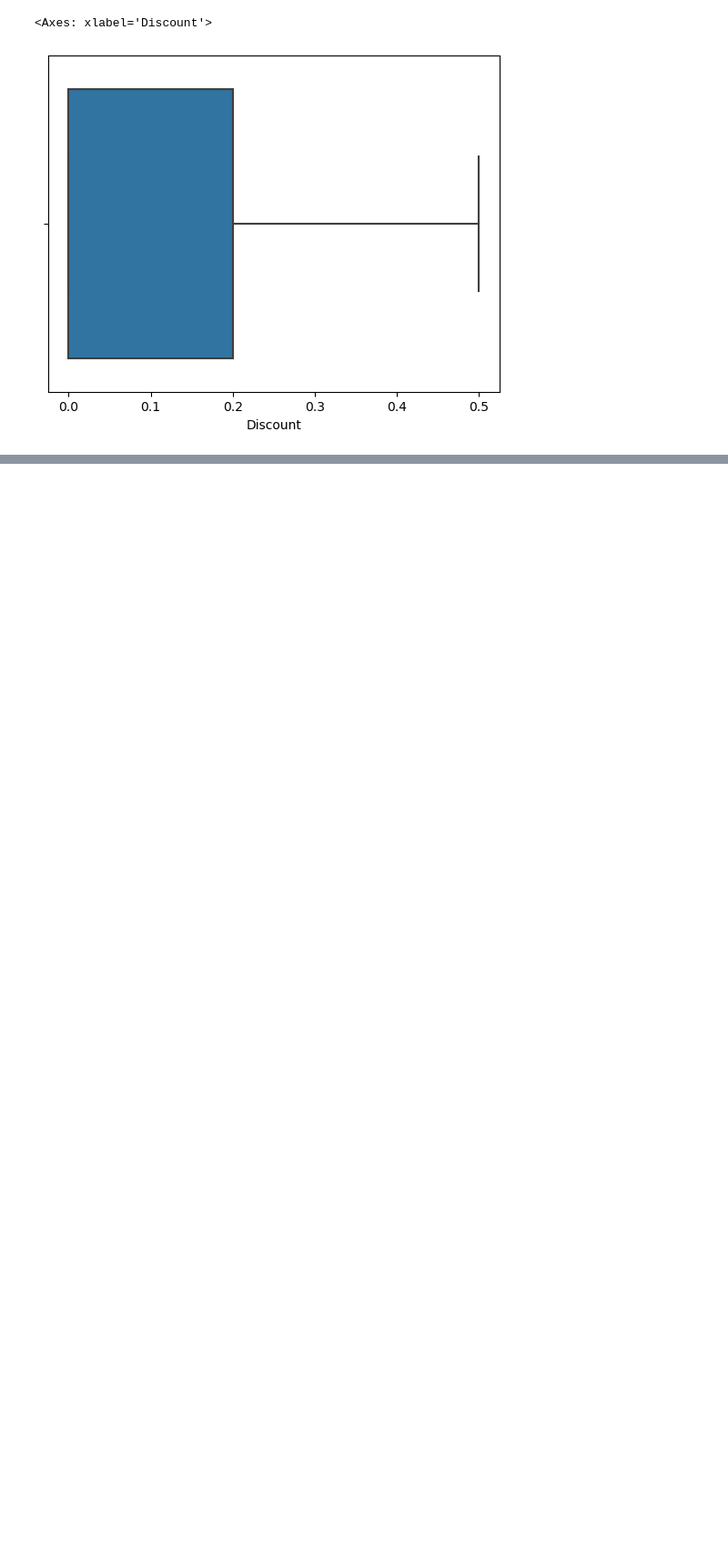
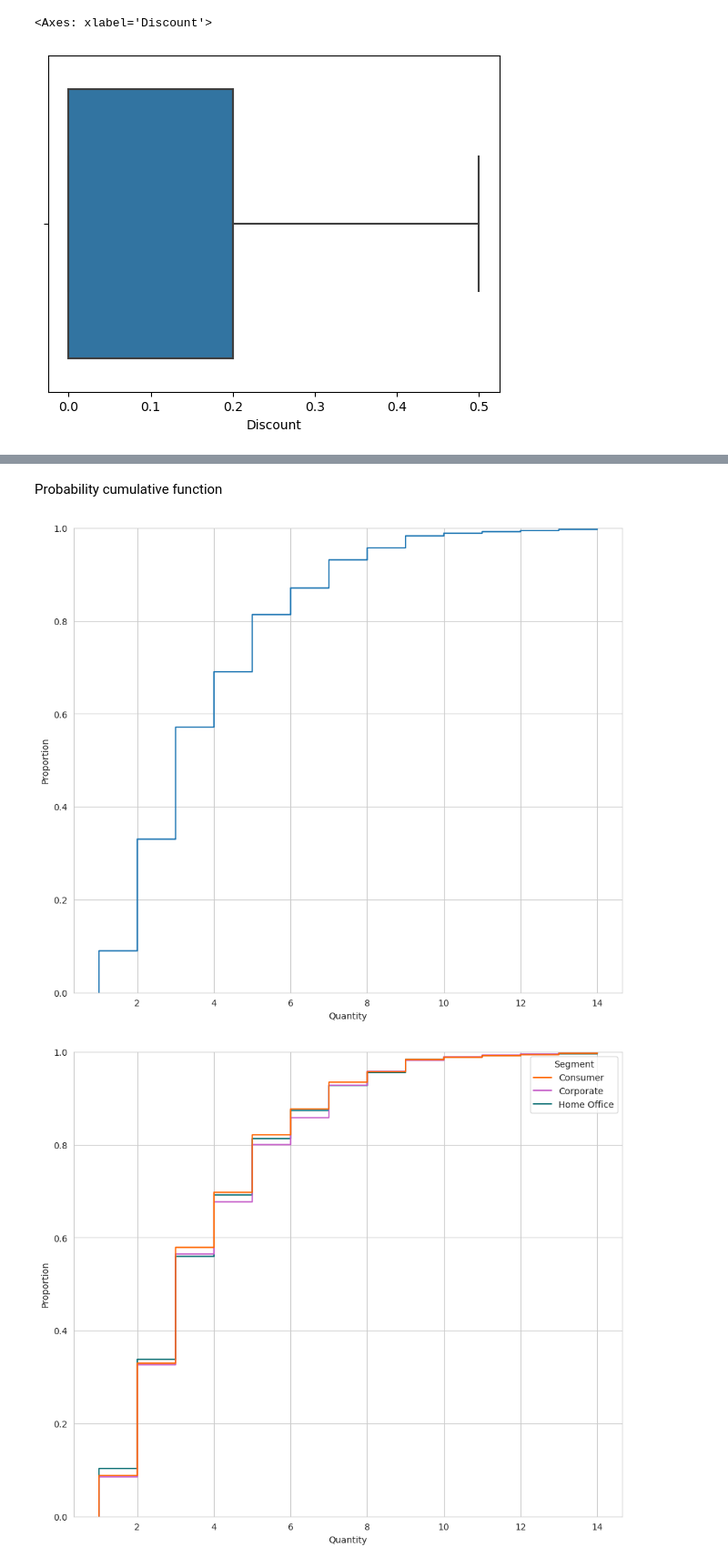
Before and after one commit to alejo-cuello/first-steps-data-science, a Jupyter notebook: code/exploring-series.ipynb, the cells around one changed output, grey strips where cells are left out. Shown at 91% size. Saved outputs shown, nothing was run; the diff lists cells and outputs as text; code cells hidden in the pictures; blank space fills up the shorter version.

```diff
--- a/code/exploring-series.ipynb
+++ b/code/exploring-series.ipynb
@@ -355,0 +375,12 @@ sns.boxplot(data, x='Discount',showfliers=False)
+# %% [markdown]
+Probability cumulative function
+# %%
+sns.ecdfplot(data,x='Quantity')
+plt.show()
+
+#Separate by segment
+sns.ecdfplot(data,x='Quantity',hue='Segment',palette=segment_color)
+plt.show()
+# %% [output]
+[figure, added]
+[figure, added]
```
Also changed, not shown: parts of 9 cells of this notebook.
